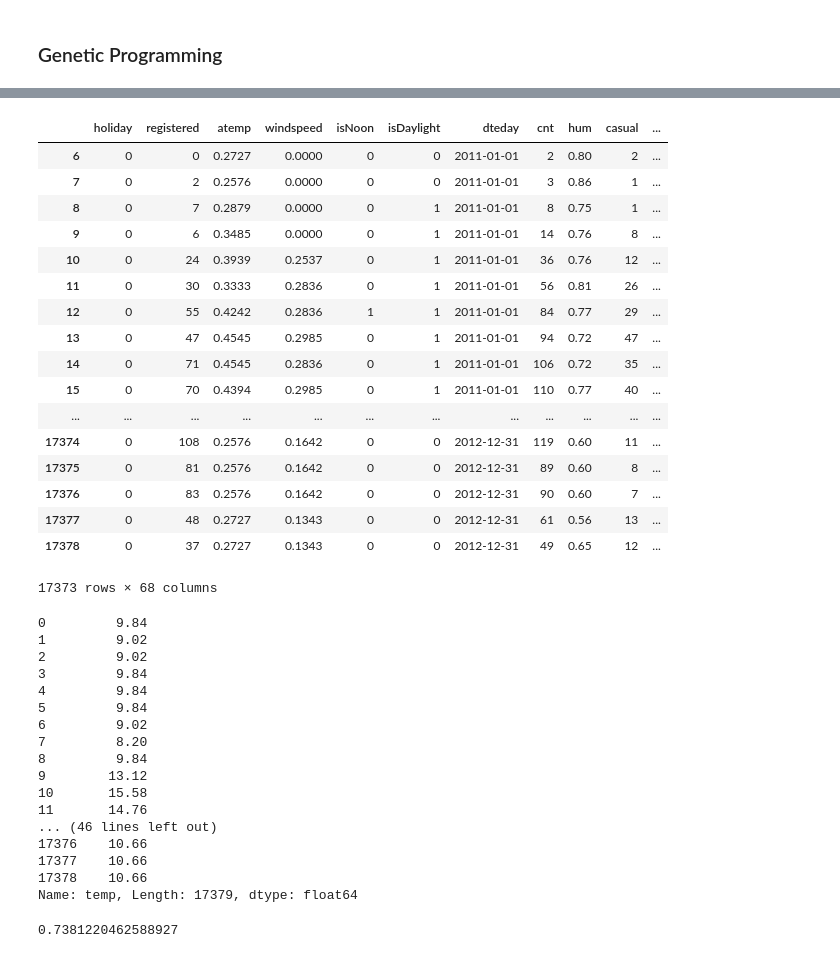
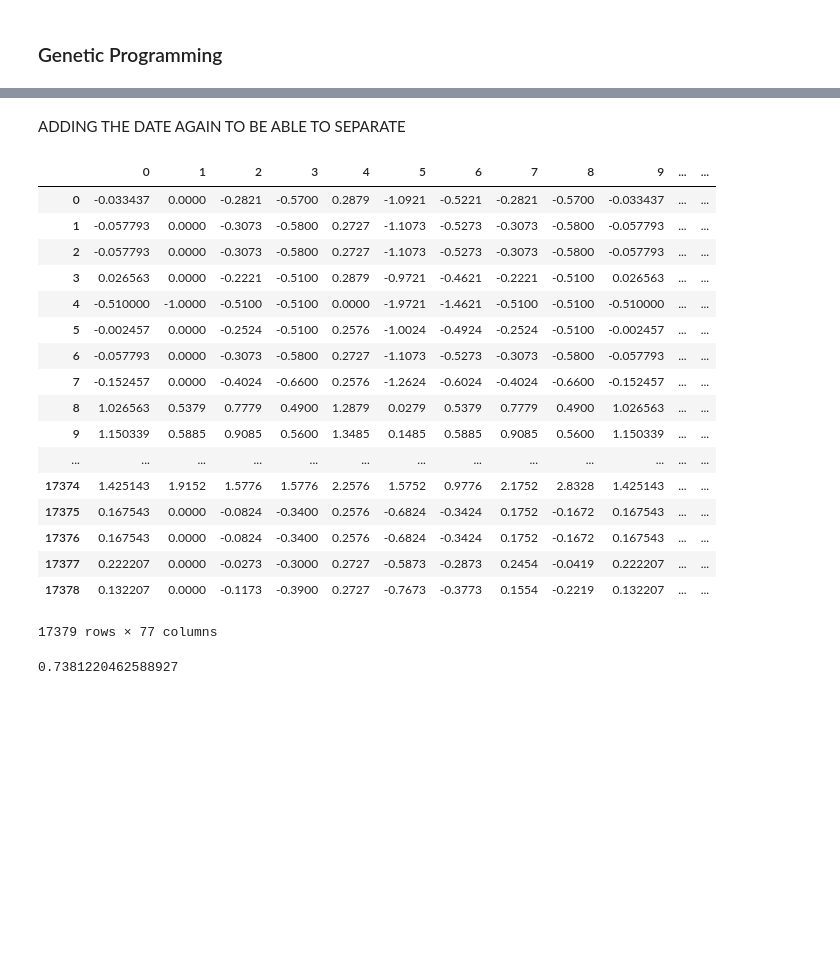
Before and after one commit to mradazoury/Bike_Prediction_Python_group_project, a Jupyter notebook: Bike-Sharing-Dataset 2/Group_Start-Copy.ipynb, the cells around one changed output, grey strips where cells are left out. Saved outputs shown, nothing was run; the diff lists cells and outputs as text; code cells hidden in the pictures; blank space fills up the shorter version.

```diff
--- a/Bike-Sharing-Dataset 2/Group_Start-Copy.ipynb
+++ b/Bike-Sharing-Dataset 2/Group_Start-Copy.ipynb
@@ -360,42 +346,2 @@ Number of features created out of genetic programing: (17379, 15)
-# %%
-letssee = relative_values(hourly,['temp','atemp','hum','windspeed'])
-letssee
-# %% [output]
-|  | holiday | registered | atemp | windspeed | isNoon | isDaylight | dteday | cnt | hum | casual | ... |
-| 6 | 0 | 0 | 0.2727 | 0.0000 | 0 | 0 | 2011-01-01 | 2 | 0.80 | 2 | ... |
-| 7 | 0 | 2 | 0.2576 | 0.0000 | 0 | 0 | 2011-01-01 | 3 | 0.86 | 1 | ... |
-| 8 | 0 | 7 | 0.2879 | 0.0000 | 0 | 1 | 2011-01-01 | 8 | 0.75 | 1 | ... |
-| 9 | 0 | 6 | 0.3485 | 0.0000 | 0 | 1 | 2011-01-01 | 14 | 0.76 | 8 | ... |
-| 10 | 0 | 24 | 0.3939 | 0.2537 | 0 | 1 | 2011-01-01 | 36 | 0.76 | 12 | ... |
-| 11 | 0 | 30 | 0.3333 | 0.2836 | 0 | 1 | 2011-01-01 | 56 | 0.81 | 26 | ... |
-| 12 | 0 | 55 | 0.4242 | 0.2836 | 1 | 1 | 2011-01-01 | 84 | 0.77 | 29 | ... |
-| 13 | 0 | 47 | 0.4545 | 0.2985 | 0 | 1 | 2011-01-01 | 94 | 0.72 | 47 | ... |
-| 14 | 0 | 71 | 0.4545 | 0.2836 | 0 | 1 | 2011-01-01 | 106 | 0.72 | 35 | ... |
-| 15 | 0 | 70 | 0.4394 | 0.2985 | 0 | 1 | 2011-01-01 | 110 | 0.77 | 40 | ... |
-| ... | ... | ... | ... | ... | ... | ... | ... | ... | ... | ... | ... |
-| 17374 | 0 | 108 | 0.2576 | 0.1642 | 0 | 0 | 2012-12-31 | 119 | 0.60 | 11 | ... |
-| 17375 | 0 | 81 | 0.2576 | 0.1642 | 0 | 0 | 2012-12-31 | 89 | 0.60 | 8 | ... |
-| 17376 | 0 | 83 | 0.2576 | 0.1642 | 0 | 0 | 2012-12-31 | 90 | 0.60 | 7 | ... |
-| 17377 | 0 | 48 | 0.2727 | 0.1343 | 0 | 0 | 2012-12-31 | 61 | 0.56 | 13 | ... |
-| 17378 | 0 | 37 | 0.2727 | 0.1343 | 0 | 0 | 2012-12-31 | 49 | 0.65 | 12 | ... |
-17373 rows × 68 columns
-# %%
-hourly_raw_data['temp']*41
-# %% [output]
-0         9.84
-1         9.02
-2         9.02
-3         9.84
-4         9.84
-5         9.84
-6         9.02
-7         8.20
-8         9.84
-9        13.12
-10       15.58
-11       14.76
-... (46 lines left out)
-17376    10.66
-17377    10.66
-17378    10.66
-Name: temp, Length: 17379, dtype: float64
+# %% [markdown]
+ADDING THE DATE AGAIN TO BE ABLE TO SEPARATE
@@ -402,3 +350,24 @@ Name: temp, Length: 17379, dtype: float64
+# %%
+hourly
+# %% [output]
+|  | 0 | 1 | 2 | 3 | 4 | 5 | 6 | 7 | 8 | 9 | ... | ... |
+| 0 | -0.033437 | 0.0000 | -0.2821 | -0.5700 | 0.2879 | -1.0921 | -0.5221 | -0.2821 | -0.5700 | -0.033437 | ... | ... |
+| 1 | -0.057793 | 0.0000 | -0.3073 | -0.5800 | 0.2727 | -1.1073 | -0.5273 | -0.3073 | -0.5800 | -0.057793 | ... | ... |
+| 2 | -0.057793 | 0.0000 | -0.3073 | -0.5800 | 0.2727 | -1.1073 | -0.5273 | -0.3073 | -0.5800 | -0.057793 | ... | ... |
+| 3 | 0.026563 | 0.0000 | -0.2221 | -0.5100 | 0.2879 | -0.9721 | -0.4621 | -0.2221 | -0.5100 | 0.026563 | ... | ... |
+| 4 | -0.510000 | -1.0000 | -0.5100 | -0.5100 | 0.0000 | -1.9721 | -1.4621 | -0.5100 | -0.5100 | -0.510000 | ... | ... |
+| 5 | -0.002457 | 0.0000 | -0.2524 | -0.5100 | 0.2576 | -1.0024 | -0.4924 | -0.2524 | -0.5100 | -0.002457 | ... | ... |
+| 6 | -0.057793 | 0.0000 | -0.3073 | -0.5800 | 0.2727 | -1.1073 | -0.5273 | -0.3073 | -0.5800 | -0.057793 | ... | ... |
+| 7 | -0.152457 | 0.0000 | -0.4024 | -0.6600 | 0.2576 | -1.2624 | -0.6024 | -0.4024 | -0.6600 | -0.152457 | ... | ... |
+| 8 | 1.026563 | 0.5379 | 0.7779 | 0.4900 | 1.2879 | 0.0279 | 0.5379 | 0.7779 | 0.4900 | 1.026563 | ... | ... |
+| 9 | 1.150339 | 0.5885 | 0.9085 | 0.5600 | 1.3485 | 0.1485 | 0.5885 | 0.9085 | 0.5600 | 1.150339 | ... | ... |
+| ... | ... | ... | ... | ... | ... | ... | ... | ... | ... | ... | ... | ... |
+| 17374 | 1.425143 | 1.9152 | 1.5776 | 1.5776 | 2.2576 | 1.5752 | 0.9776 | 2.1752 | 2.8328 | 1.425143 | ... | ... |
+| 17375 | 0.167543 | 0.0000 | -0.0824 | -0.3400 | 0.2576 | -0.6824 | -0.3424 | 0.1752 | -0.1672 | 0.167543 | ... | ... |
+| 17376 | 0.167543 | 0.0000 | -0.0824 | -0.3400 | 0.2576 | -0.6824 | -0.3424 | 0.1752 | -0.1672 | 0.167543 | ... | ... |
+| 17377 | 0.222207 | 0.0000 | -0.0273 | -0.3000 | 0.2727 | -0.5873 | -0.2873 | 0.2454 | -0.0419 | 0.222207 | ... | ... |
+| 17378 | 0.132207 | 0.0000 | -0.1173 | -0.3900 | 0.2727 | -0.7673 | -0.3773 | 0.1554 | -0.2219 | 0.132207 | ... | ... |
+17379 rows × 77 columns
 # %%
 # Test
 regr = LinearRegression(fit_intercept =True)
```
Also changed, not shown: parts of 20 cells of this notebook, 2 other files.
